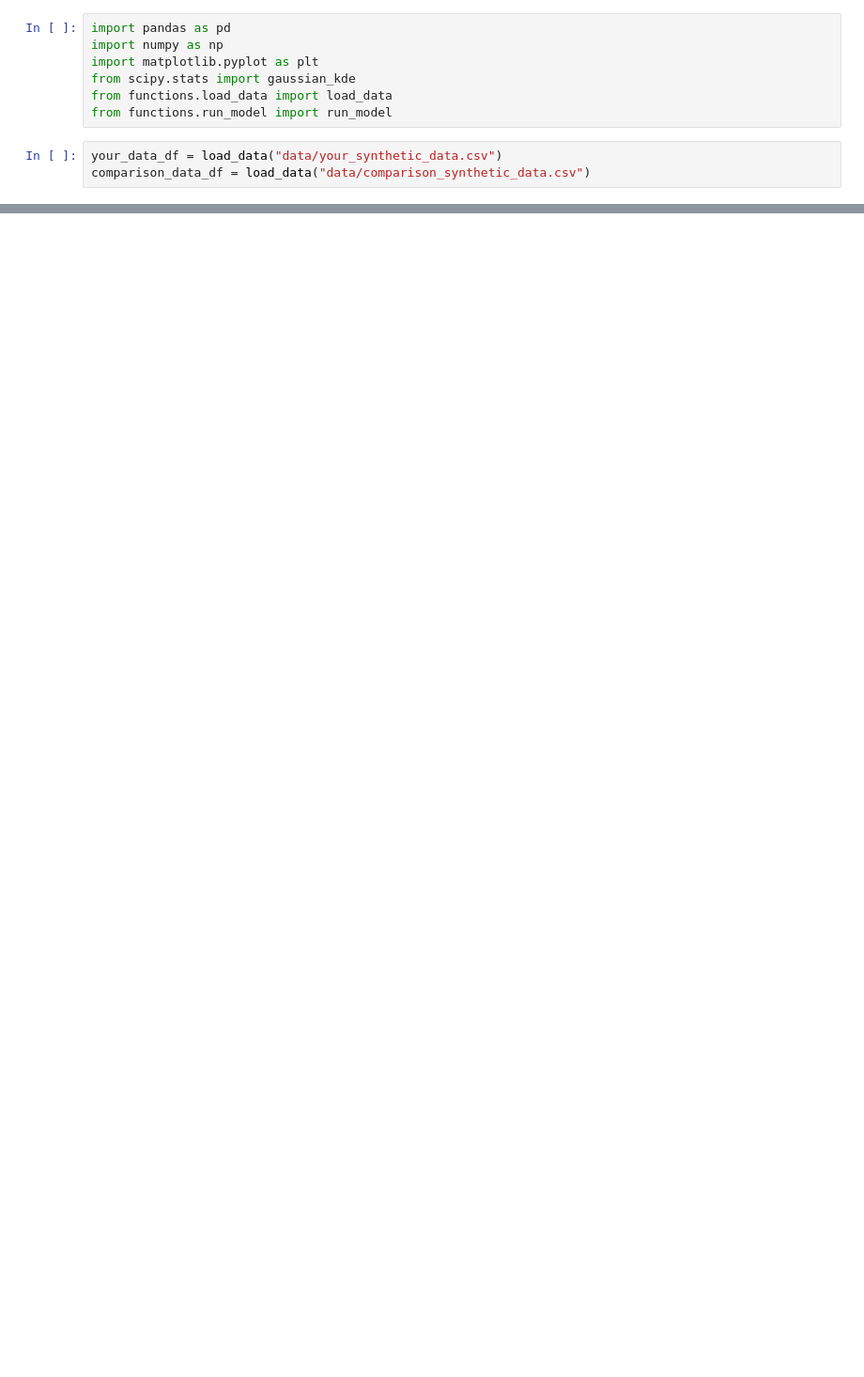
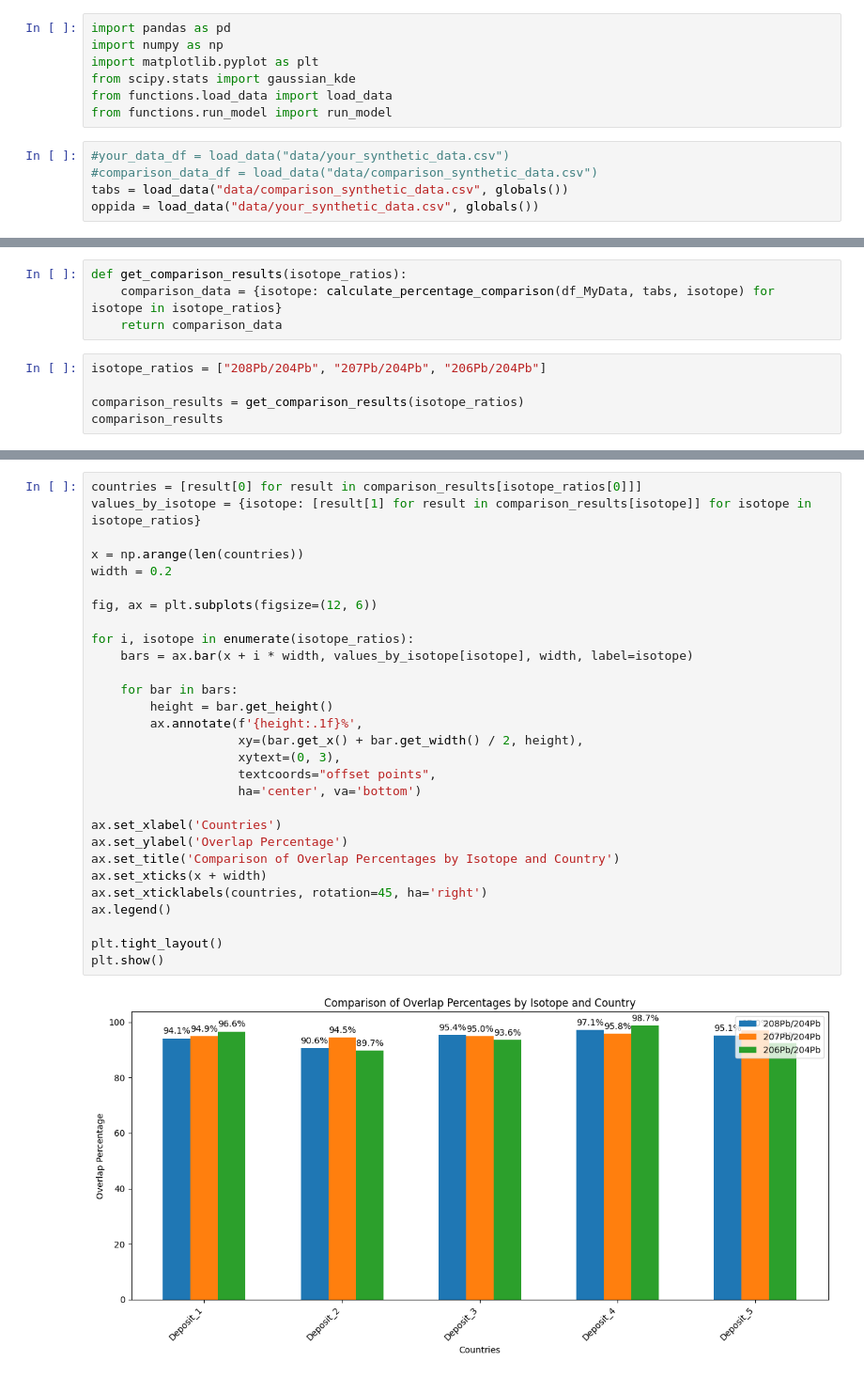
Before and after one commit to estebanix/Pb_ISO_deposit_estimation, a Jupyter notebook: notebook.ipynb, the cells around one changed output, grey strips where cells are left out. Shown at 94% size. Drawn from its saved outputs; the diff is of its cells as text; blank space fills up the shorter version.

```diff
--- a/notebook.ipynb
+++ b/notebook.ipynb
@@ -6,5 +6,7 @@ from scipy.stats import gaussian_kde
 from functions.load_data import load_data
 from functions.run_model import run_model
 # %%
-your_data_df = load_data("data/your_synthetic_data.csv")
-comparison_data_df = load_data("data/comparison_synthetic_data.csv")
+#your_data_df = load_data("data/your_synthetic_data.csv")
+#comparison_data_df = load_data("data/comparison_synthetic_data.csv")
+tabs = load_data("data/comparison_synthetic_data.csv", globals())
+oppida = load_data("data/your_synthetic_data.csv", globals())
@@ -19,0 +57,9 @@ run_model(your_data_df, comparison_data_df)
+# %%
+def get_comparison_results(isotope_ratios):
+    comparison_data = {isotope: calculate_percentage_comparison(df_MyData, tabs, isotope) for isotope in isotope_ratios}
+    return comparison_data
+# %%
+isotope_ratios = ["208Pb/204Pb", "207Pb/204Pb", "206Pb/204Pb"]
+
+comparison_results = get_comparison_results(isotope_ratios)
+comparison_results
@@ -19,0 +82,31 @@ run_model(your_data_df, comparison_data_df)
+# %%
+countries = [result[0] for result in comparison_results[isotope_ratios[0]]]
+values_by_isotope = {isotope: [result[1] for result in comparison_results[isotope]] for isotope in isotope_ratios}
+
+x = np.arange(len(countries))
+width = 0.2
+
+fig, ax = plt.subplots(figsize=(12, 6))
+
+for i, isotope in enumerate(isotope_ratios):
+    bars = ax.bar(x + i * width, values_by_isotope[isotope], width, label=isotope)
+
+    for bar in bars:
+        height = bar.get_height()
+        ax.annotate(f'{height:.1f}%',
+                    xy=(bar.get_x() + bar.get_width() / 2, height),
+                    xytext=(0, 3),
+                    textcoords="offset points",
+                    ha='center', va='bottom')
+
+ax.set_xlabel('Countries')
+ax.set_ylabel('Overlap Percentage')
+ax.set_title('Comparison of Overlap Percentages by Isotope and Country')
+ax.set_xticks(x + width)
+ax.set_xticklabels(countries, rotation=45, ha='right')
+ax.legend()
+
+plt.tight_layout()
+plt.show()
+# %% [output]
+[figure, added]
```
Also changed, not shown: parts of 7 cells of this notebook, 5 other files.
